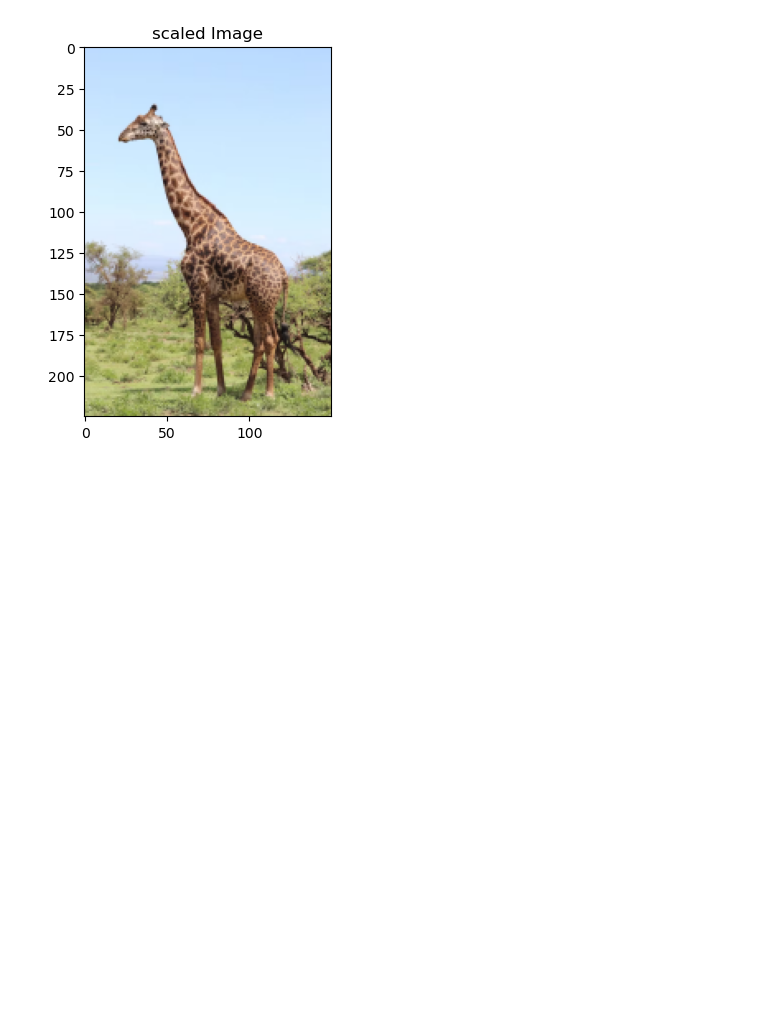
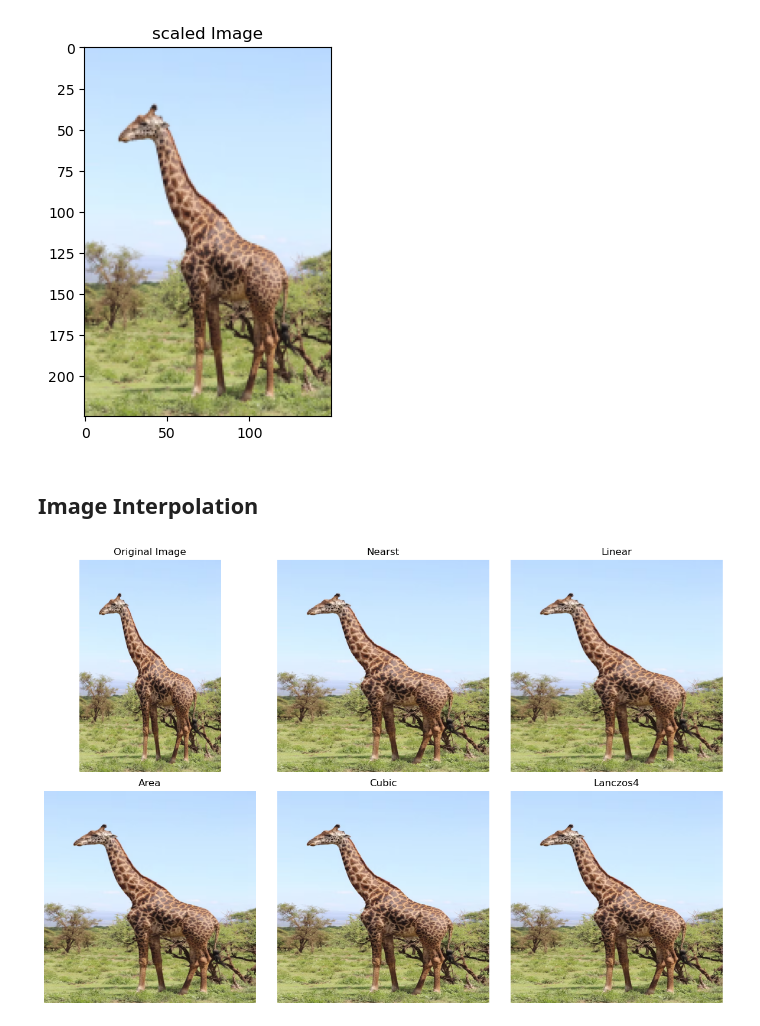
Before and after one commit to aaabdelaziz/Image-Processing, a Jupyter notebook: Python_Implemnetation/5-ImageResizing.ipynb, the cells around one changed output. Drawn from its saved outputs; the diff is of its cells as text; code cells hidden in the pictures; blank space fills up the shorter version.

Commit message:
Plot a comparison between all image rezise algorithms.

```diff
--- a/Python_Implemnetation/5-ImageResizing.ipynb
+++ b/Python_Implemnetation/5-ImageResizing.ipynb
@@ -54,3 +58,46 @@ plt.title("scaled Image")
 (225, 150, 3)
 Text(0.5, 1.0, 'scaled Image')
 [figure]
+# %% [markdown]
+## Image Interpolation
+# %%
+resize_width = 600
+resize_height = 600
+
+# Interpolation methods Dictionary
+methods = {
+    'Nearst' : cv2.INTER_NEAREST,
+    'Linear' : cv2.INTER_LINEAR,
+    'Area' : cv2.INTER_AREA,
+    'Cubic' : cv2.INTER_CUBIC,
+    'Lanczos4' : cv2.INTER_LANCZOS4
+}
+
+resized_images = {}
+
+# Create resized images for every algorithm
+for name, method in methods.items():
+    resized_images[name] = cv2.resize(image_rgb, (resize_width,resize_height), interpolation=method)
+    # Create image for every resized algorithm
+    cv2.imwrite(f"./{name}.jpg", resized_images[name])
+# %%
+# Show all resized images with each algorithm
+plt.figure(figsize=(12,8))
+
+# Show the original Image
+plt.subplot(2,3,1)
+plt.imshow(image_rgb)
+plt.title("Original Image")
+plt.axis("off")
+
+# Show the resized images, start from subplot (2)
+for i, (name, resized_image) in enumerate(resized_images.items(), start=2):
+    plt.subplot(2,3,i)
+    plt.imshow(resized_image)
+    plt.title(name)
+    plt.axis("off")
+
+plt.tight_layout()
+plt.show()
+# %% [output]
+[figure, added]
```
Also changed, not shown: parts of 2 cells of this notebook.
